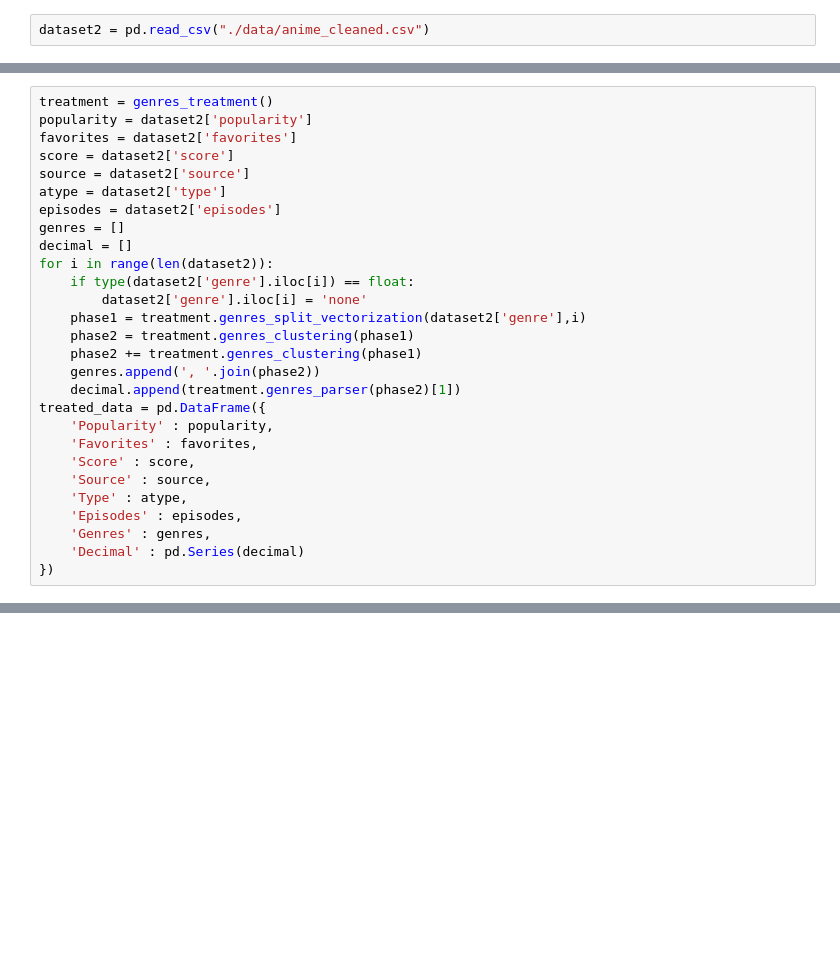
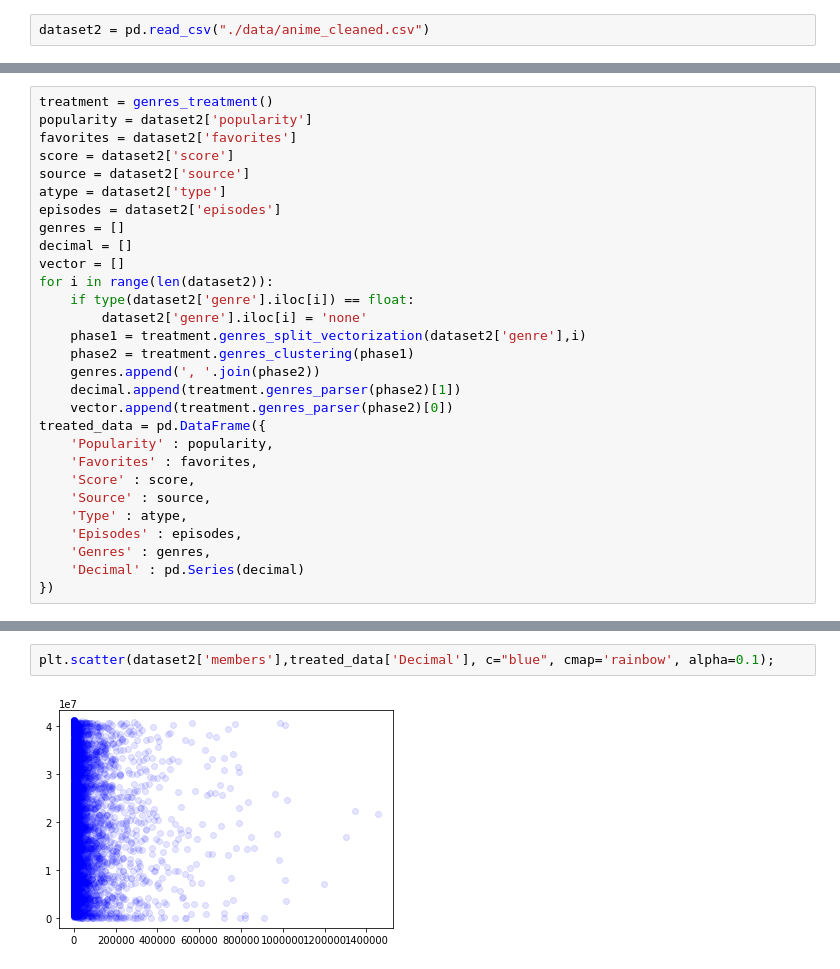
Before and after one commit to DouglasAR01/IA_Regresor_shows_animados, a Jupyter notebook: Tratamiento de datos.ipynb, the cells around one changed output, grey strips where cells are left out. Cells and saved outputs as stored; diff of their text form; blank space fills up the shorter version.

```diff
--- a/Tratamiento de datos.ipynb
+++ b/Tratamiento de datos.ipynb
@@ -143,14 +140,15 @@ atype = dataset2['type']
 episodes = dataset2['episodes']
 genres = []
 decimal = []
+vector = []
 for i in range(len(dataset2)):
     if type(dataset2['genre'].iloc[i]) == float:
         dataset2['genre'].iloc[i] = 'none'
     phase1 = treatment.genres_split_vectorization(dataset2['genre'],i)
     phase2 = treatment.genres_clustering(phase1)
-    phase2 += treatment.genres_clustering(phase1)
     genres.append(', '.join(phase2))
     decimal.append(treatment.genres_parser(phase2)[1])
+    vector.append(treatment.genres_parser(phase2)[0])
 treated_data = pd.DataFrame({
     'Popularity' : popularity,
     'Favorites' : favorites,
@@ -183,0 +181,4 @@ print treated_data
+# %%
+plt.scatter(dataset2['members'],treated_data['Decimal'], c="blue", cmap='rainbow', alpha=0.1);
+# %% [output]
+[figure, added]
```
Also changed, not shown: parts of 5 cells of this notebook, 1 other file.
